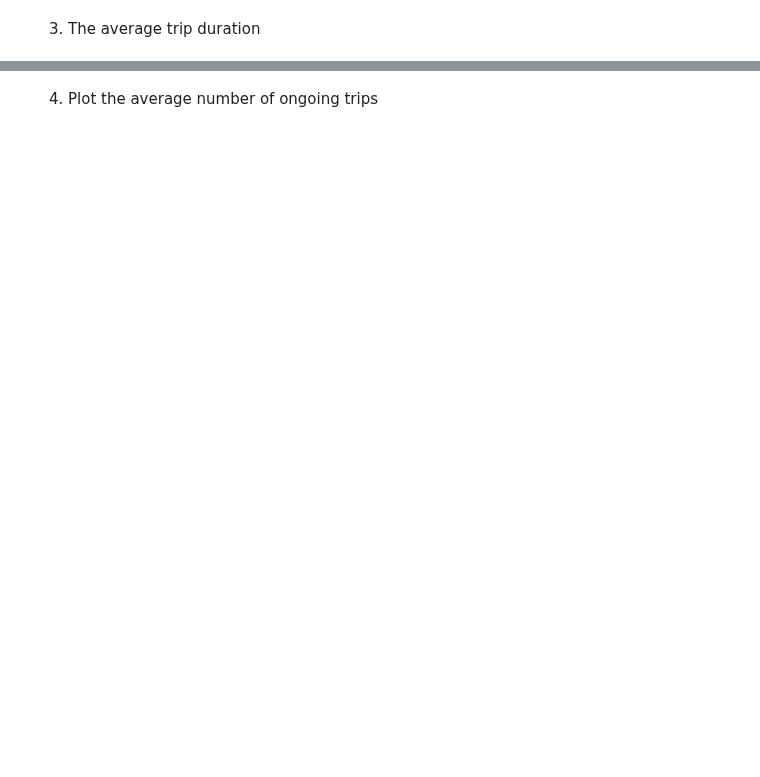
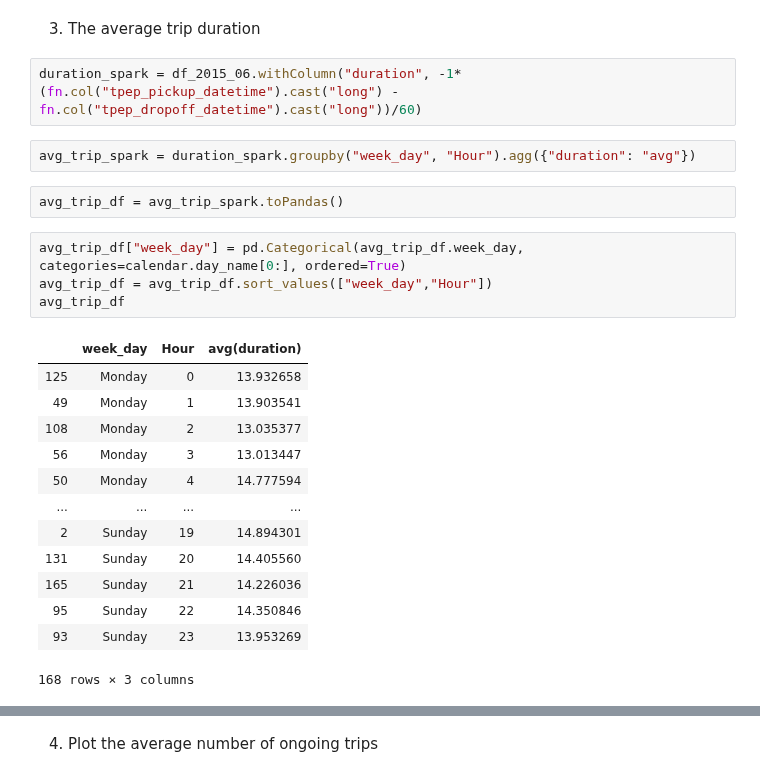
Before and after one commit to JLechuga94/BigData_1, a Jupyter notebook: homework03.ipynb, the cells around one changed output, grey strips where cells are left out. Cells and saved outputs as stored; diff of their text form; blank space fills up the shorter version.

```diff
--- a/homework03.ipynb
+++ b/homework03.ipynb
@@ -889,3 +889,27 @@ fig.show()
 [interactive output not drawn]
 # %% [markdown]
 3. The average trip duration
+# %%
+duration_spark = df_2015_06.withColumn("duration", -1*(fn.col("tpep_pickup_datetime").cast("long") - fn.col("tpep_dropoff_datetime").cast("long"))/60)
+# %%
+avg_trip_spark = duration_spark.groupby("week_day", "Hour").agg({"duration": "avg"})
+# %%
+avg_trip_df = avg_trip_spark.toPandas()
+# %%
+avg_trip_df["week_day"] = pd.Categorical(avg_trip_df.week_day, categories=calendar.day_name[0:], ordered=True)
+avg_trip_df = avg_trip_df.sort_values(["week_day","Hour"])
+avg_trip_df
+# %% [output]
+|  | week_day | Hour | avg(duration) |
+| 125 | Monday | 0 | 13.932658 |
+| 49 | Monday | 1 | 13.903541 |
+| 108 | Monday | 2 | 13.035377 |
+| 56 | Monday | 3 | 13.013447 |
+| 50 | Monday | 4 | 14.777594 |
+| ... | ... | ... | ... |
+| 2 | Sunday | 19 | 14.894301 |
+| 131 | Sunday | 20 | 14.405560 |
+| 165 | Sunday | 21 | 14.226036 |
+| 95 | Sunday | 22 | 14.350846 |
+| 93 | Sunday | 23 | 13.953269 |
+168 rows × 3 columns
```
Also changed, not shown: parts of 7 cells of this notebook.
